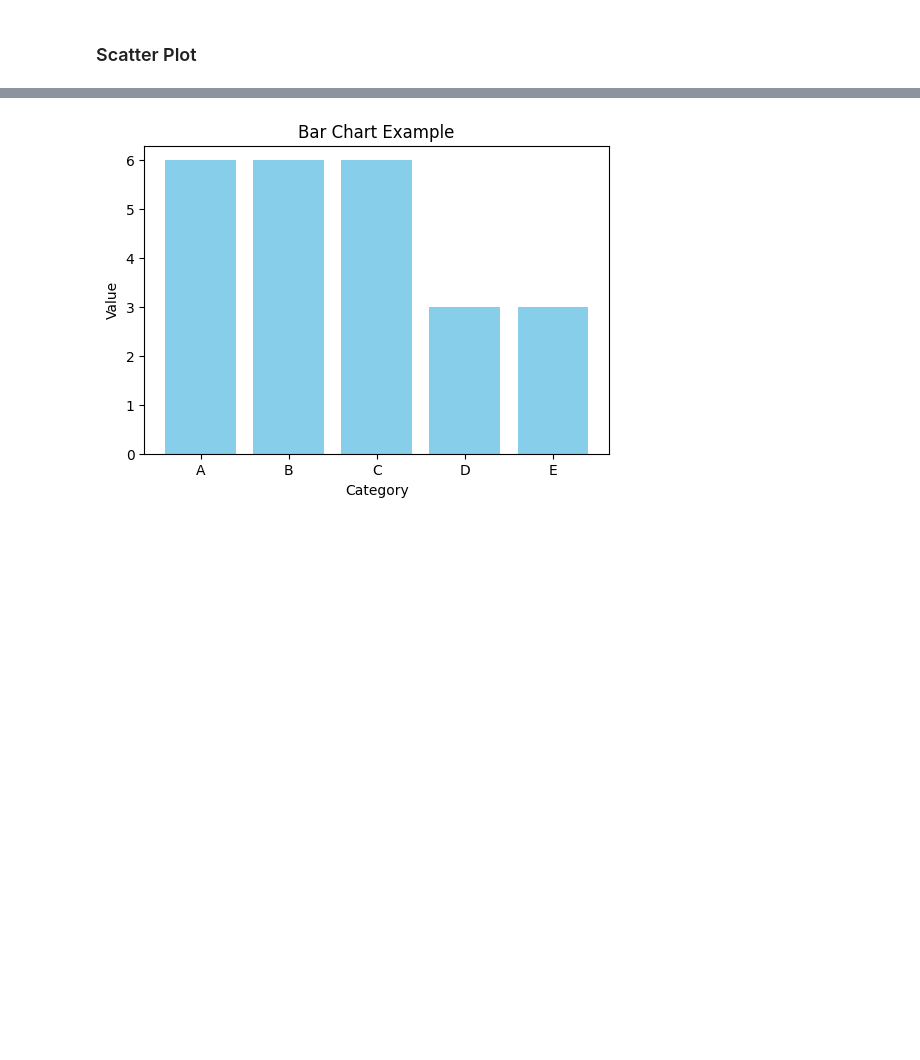
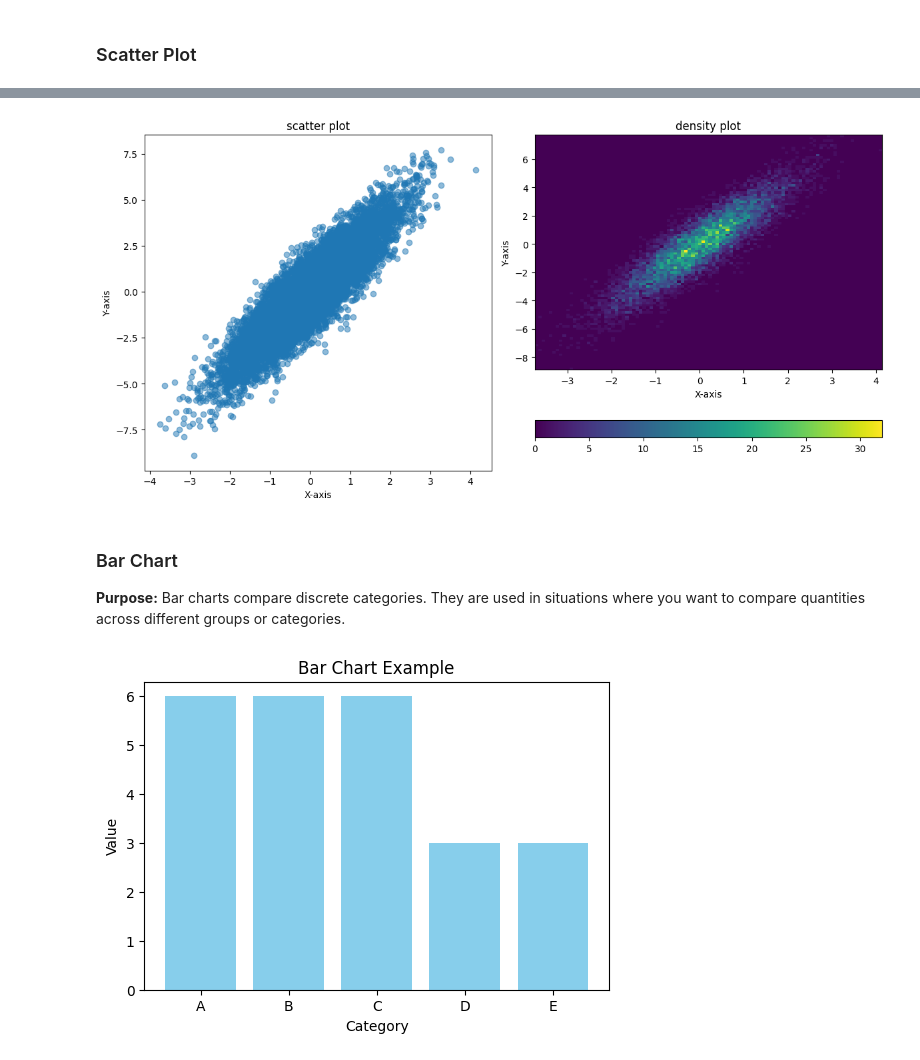
Before and after one commit to SyedTauhidUllahShah/DATA601W25, a Jupyter notebook: Week 02/Class # 1/matplotlib.ipynb, the cells around one changed output, grey strips where cells are left out. Saved outputs shown, nothing was run; the diff lists cells and outputs as text; code cells hidden in the pictures; blank space fills up the shorter version.

```diff
--- a/Week 02/Class # 1/matplotlib.ipynb
+++ b/Week 02/Class # 1/matplotlib.ipynb
@@ -148,3 +195,35 @@ plt.show()
+# %%
+# Generate random data
+x = np.random.randn(10000)
+y = 2 * x + np.random.randn(10000)
+
+# Create a figure and axes
+fig, axes = plt.subplots(1, 2, figsize=(12, 6))
+
+# Scatter plot
+axes[0].scatter(x, y, alpha=0.5)
+axes[0].set_title("scatter plot")
+axes[0].set_xlabel("X-axis")
+axes[0].set_ylabel("Y-axis")
+
+# Density plot
+hist = axes[1].hist2d(x, y, bins=100, cmap='viridis')
+axes[1].set_title("density plot")
+axes[1].set_xlabel("X-axis")
+axes[1].set_ylabel("Y-axis")
+
+# Add colorbar for density plot
+fig.colorbar(hist[3], ax=axes[1], orientation='horizontal')
+
+# Show the plots
+plt.tight_layout()
+plt.show()
+# %% [output]
+[figure, added]
+# %% [markdown]
+### Bar Chart
+
+**Purpose:** Bar charts compare discrete categories. They are used in situations where you want to compare quantities across different groups or categories.
 # %%
 categories = ['A', 'B', 'C', 'D', 'E']
 values = np.random.randint(1, 10, size=5)
```
Also changed, not shown: parts of 16 cells of this notebook, 1 other file.
